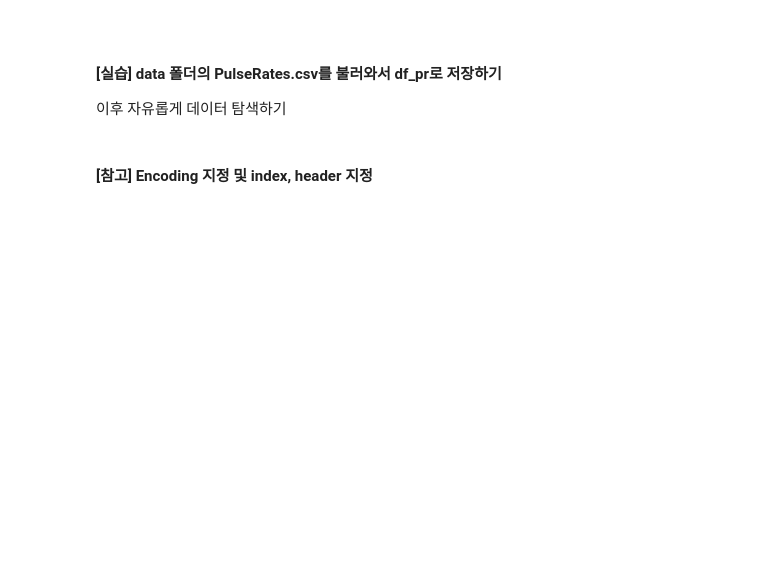
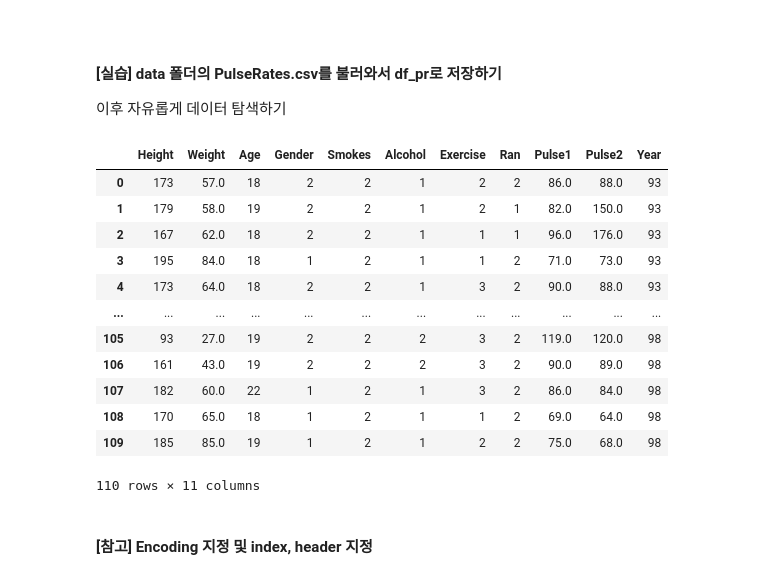
Before and after one commit to wseokyang/python_data_preprocess, a Jupyter notebook: Python실습/03_데이터 불러오기.ipynb, the cells around one changed output. Drawn from its saved outputs; the diff is of its cells as text; code cells hidden in the pictures; blank space fills up the shorter version.

```diff
--- a/Python실습/03_데이터 불러오기.ipynb
+++ b/Python실습/03_데이터 불러오기.ipynb
@@ -91,6 +144,23 @@ df_ins.dtypes
 #### [실습] data 폴더의 PulseRates.csv를 불러와서 df_pr로 저장하기
 
 이후 자유롭게 데이터 탐색하기
+# %%
+df_pr= pd.read_csv("./data/PulseRates.csv")
+df_pr
+# %% [output]
+|  | Height | Weight | Age | Gender | Smokes | Alcohol | Exercise | Ran | Pulse1 | Pulse2 | Year |
+| 0 | 173 | 57.0 | 18 | 2 | 2 | 1 | 2 | 2 | 86.0 | 88.0 | 93 |
+| 1 | 179 | 58.0 | 19 | 2 | 2 | 1 | 2 | 1 | 82.0 | 150.0 | 93 |
+| 2 | 167 | 62.0 | 18 | 2 | 2 | 1 | 1 | 1 | 96.0 | 176.0 | 93 |
+| 3 | 195 | 84.0 | 18 | 1 | 2 | 1 | 1 | 2 | 71.0 | 73.0 | 93 |
+| 4 | 173 | 64.0 | 18 | 2 | 2 | 1 | 3 | 2 | 90.0 | 88.0 | 93 |
+| ... | ... | ... | ... | ... | ... | ... | ... | ... | ... | ... | ... |
+| 105 | 93 | 27.0 | 19 | 2 | 2 | 2 | 3 | 2 | 119.0 | 120.0 | 98 |
+| 106 | 161 | 43.0 | 19 | 2 | 2 | 2 | 3 | 2 | 90.0 | 89.0 | 98 |
+| 107 | 182 | 60.0 | 22 | 1 | 2 | 1 | 3 | 2 | 86.0 | 84.0 | 98 |
+| 108 | 170 | 65.0 | 18 | 1 | 2 | 1 | 1 | 2 | 69.0 | 64.0 | 98 |
+| 109 | 185 | 85.0 | 19 | 1 | 2 | 1 | 2 | 2 | 75.0 | 68.0 | 98 |
+110 rows × 11 columns
 # %% [markdown]
 #### [참고] Encoding 지정 및 index, header 지정
 # %%
```
Also changed, not shown: parts of 25 cells of this notebook, 6 other files.
